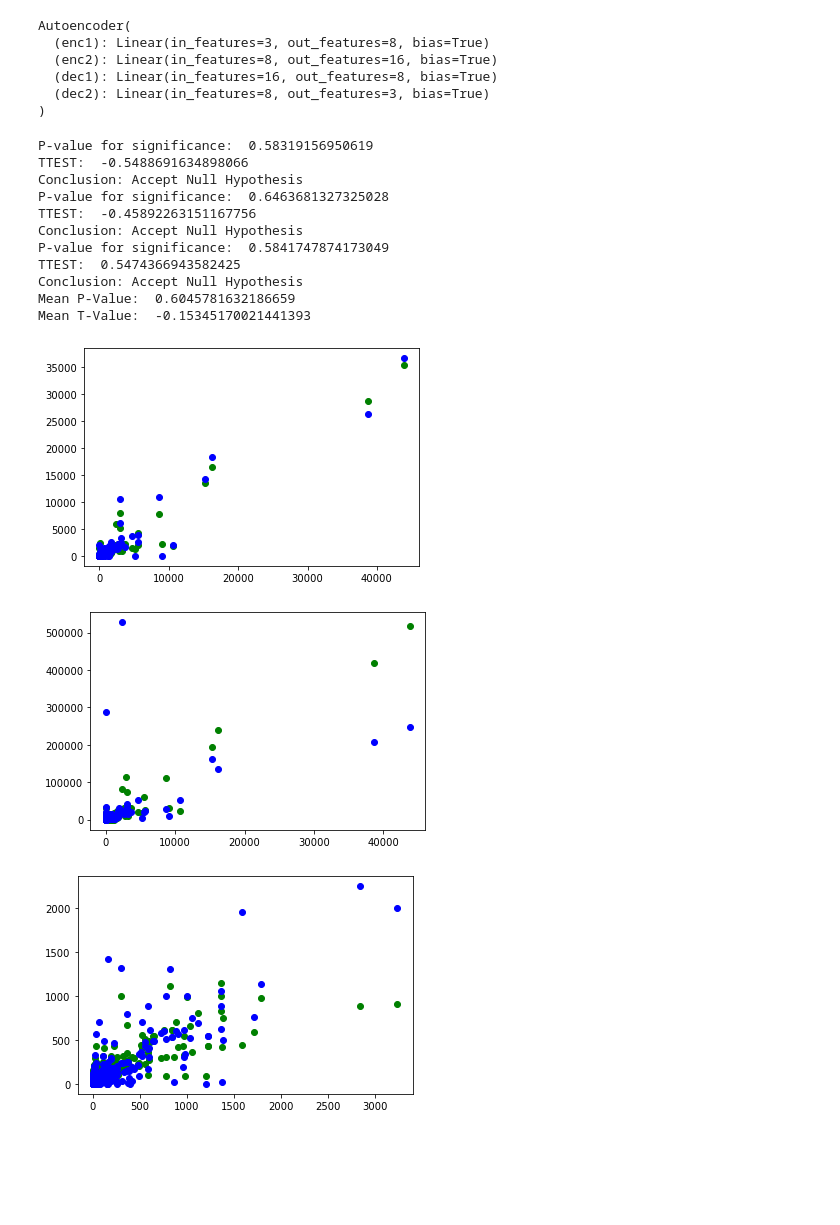
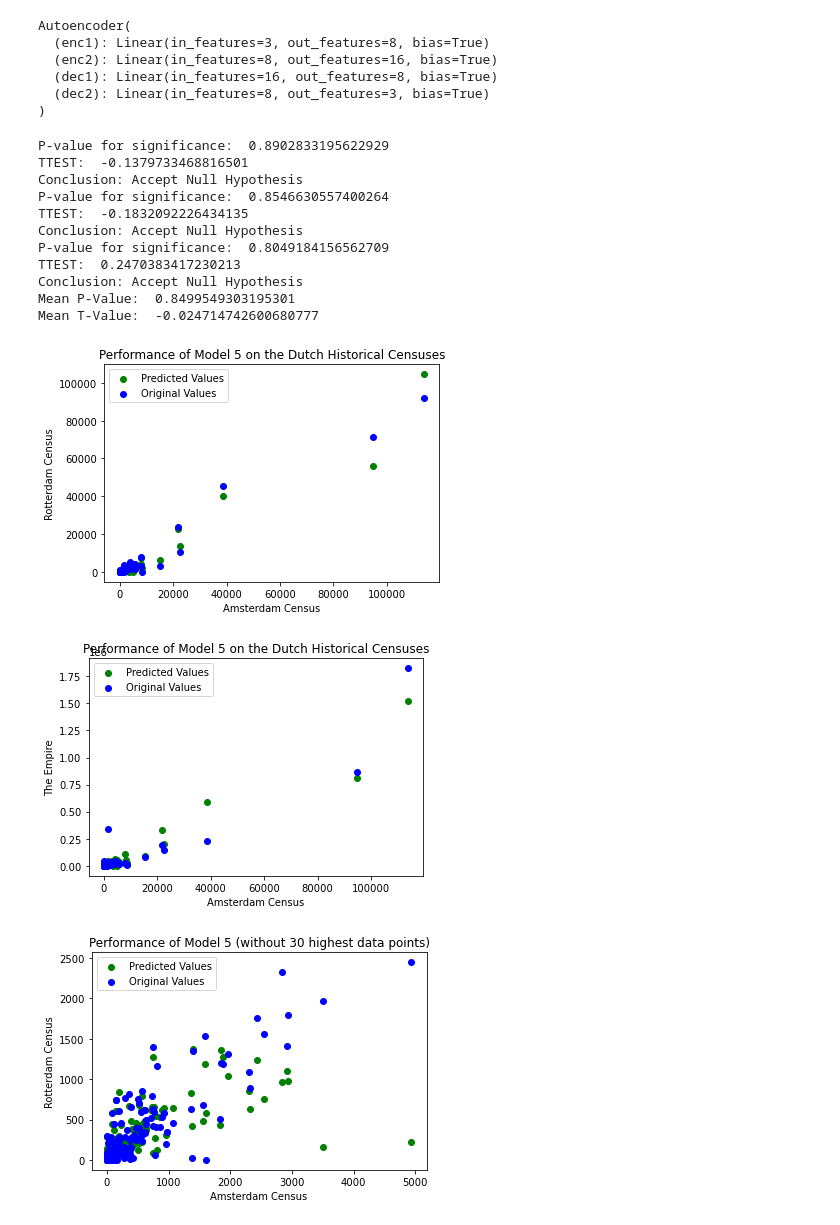
Before and after one commit to n-minhhai/DL-data-imputation, a Jupyter notebook: model5.ipynb, the cells around one changed output. Cells and saved outputs as stored; diff of their text form; code cells hidden in the pictures; blank space fills up the shorter version.

Commit message:
Updated labels for graphs

```diff
--- a/model5.ipynb
+++ b/model5.ipynb
@@ -69,7 +69,8 @@ missing_data = fill_nan(scaled_data, scaled_data.size*0.2)
 bins = np.linspace(0, 500)
 y_binned = np.digitize(full_data[:, 0], bins)
 # %%
-x_train, x_test, y_train, y_test = train_test_split(missing_data, full_data, stratify=y_binned, random_state=0)
+random.seed(1)
+x_train, x_test, y_train, y_test = train_test_split(missing_data, full_data, stratify=y_binned, random_state=random.randint(1, 10))
 # %%
 NUM_EPOCHS = 100
 LEARNING_RATE = 0.0001
@@ -308,17 +309,17 @@ for i in range(3):
 print("Mean P-Value: ", np.mean(p_values))
 print("Mean T-Value: ", np.mean(t_values))
 # %% [output]
-P-value for significance:  0.58319156950619
-TTEST:  -0.5488691634898066
+P-value for significance:  0.8902833195622929
+TTEST:  -0.1379733468816501
 Conclusion: Accept Null Hypothesis
-P-value for significance:  0.6463681327325028
-TTEST:  -0.45892263151167756
+P-value for significance:  0.8546630557400264
+TTEST:  -0.1832092226434135
 Conclusion: Accept Null Hypothesis
-P-value for significance:  0.5841747874173049
-TTEST:  0.5474366943582425
+P-value for significance:  0.8049184156562709
+TTEST:  0.2470383417230213
 Conclusion: Accept Null Hypothesis
-Mean P-Value:  0.6045781632186659
-Mean T-Value:  -0.15345170021441393
+Mean P-Value:  0.8499549303195301
+Mean T-Value:  -0.024714742600680777
 # %%
 predicted_column_1 = predicted_set[:, 1]
 predicted_column_2 = predicted_set[:, 2]
@@ -327,17 +328,25 @@ comparison_column_0 = inverse_y[:, 0]
 comparison_column_1 = inverse_y[:, 1]
 comparison_column_2 = inverse_y[:, 2]
 # %%
-plt.scatter(comparison_column_0, predicted_column_1, color='green')
-plt.scatter(comparison_column_0, comparison_column_1, color='blue')
+plt.scatter(comparison_column_0, predicted_column_1, color='green', label='Predicted Values')
+plt.scatter(comparison_column_0, comparison_column_1, color='blue', label='Original Values')
+plt.xlabel('Amsterdam Census')
+plt.ylabel('Rotterdam Census')
+plt.legend()
+plt.title('Performance of Model 5 on the Dutch Historical Censuses')
 plt.show()
 # %% [output]
-[figure, old version]
+[figure, new version]
 # %%
-plt.scatter(comparison_column_0, predicted_column_2, color='green')
-plt.scatter(comparison_column_0, comparison_column_2, color='blue')
+plt.scatter(comparison_column_0, predicted_column_2, color='green', label='Predicted Values')
+plt.scatter(comparison_column_0, comparison_column_2, color='blue', label='Original Values')
+plt.xlabel('Amsterdam Census')
+plt.ylabel('The Empire')
+plt.legend()
+plt.title('Performance of Model 5 on the Dutch Historical Censuses')
 plt.show()
 # %% [output]
-[figure, old version]
+[figure, new version]
 # %%
 for i in range(30):
     max_index = np.where(predicted_column_1 == np.amax(predicted_column_1))
@@ -346,11 +355,15 @@ for i in range(30):
     comparison_column_0 = np.delete(comparison_column_0 , max_index, 0)
     comparison_column_1 = np.delete(comparison_column_1 , max_index, 0)
 # %%
-plt.scatter(comparison_column_0, predicted_column_1, color='green')
-plt.scatter(comparison_column_0, comparison_column_1, color='blue')
+plt.scatter(comparison_column_0, predicted_column_1, color='green', label='Predicted Values')
+plt.scatter(comparison_column_0, comparison_column_1, color='blue', label='Original Values')
+plt.xlabel('Amsterdam Census')
+plt.ylabel('Rotterdam Census')
+plt.legend()
+plt.title('Performance of Model 5 (without 30 highest data points)')
 plt.show()
 # %% [output]
-[figure, old version]
+[figure, new version]
 # %%
 missing_data = fill_nan(array.copy(), array.copy().size*0.2)
 # %%
```
Also changed, not shown: parts of 2 cells of this notebook.
